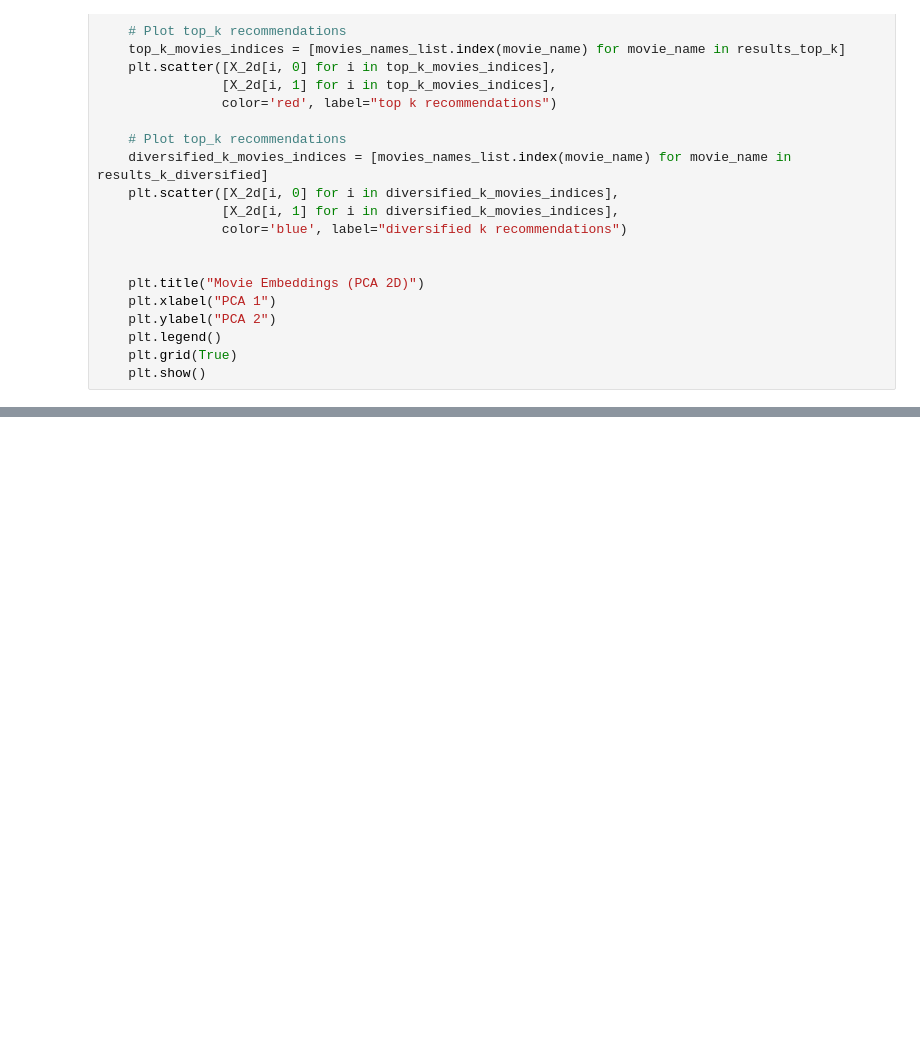
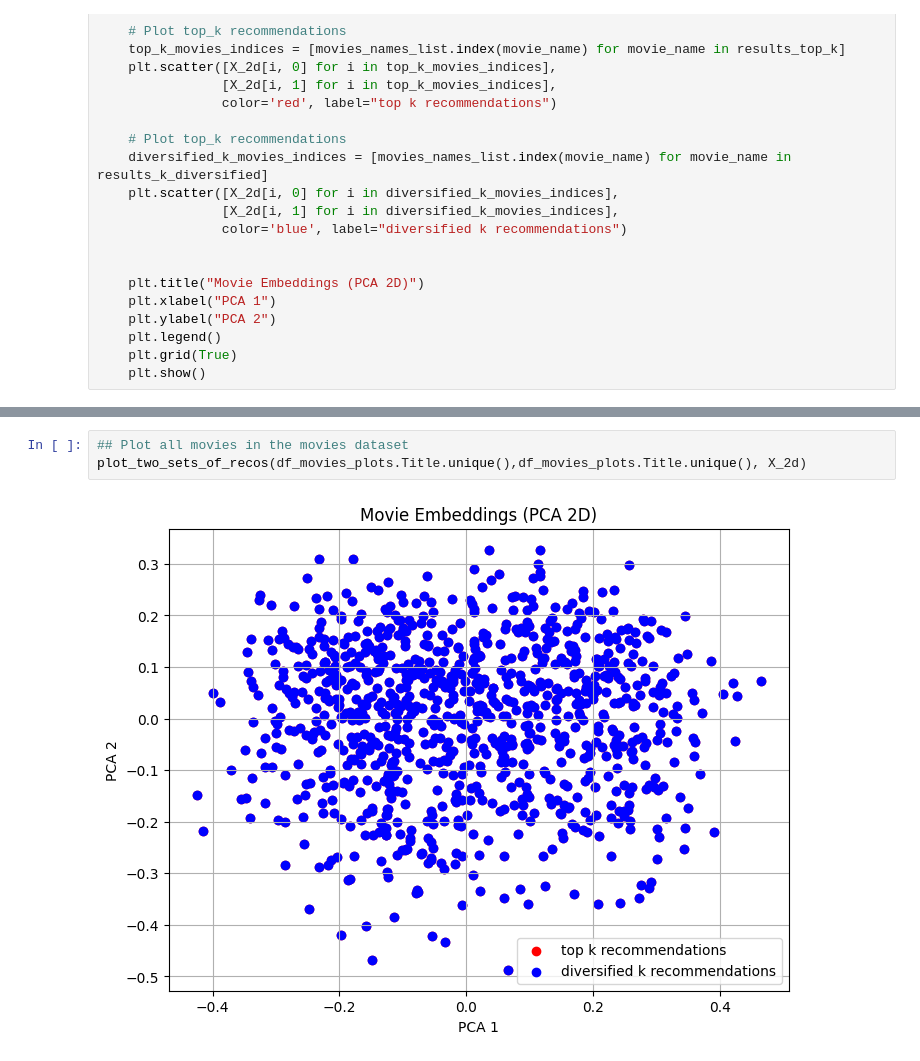
Before and after one commit to pass-culture/dpp-paper-demo, a Jupyter notebook: main.ipynb, the cells around one changed output, grey strips where cells are left out. Saved outputs shown, nothing was run; the diff lists cells and outputs as text; blank space fills up the shorter version.

```diff
--- a/main.ipynb
+++ b/main.ipynb
@@ -371,3 +405,8 @@ plot_two_sets_of_recos(results_top_k,results_k_diversified_no_qi, X_2d)
+# %%
+## Plot all movies in the movies dataset
+plot_two_sets_of_recos(df_movies_plots.Title.unique(),df_movies_plots.Title.unique(), X_2d)
+# %% [output]
+[figure, added]
 # %%
 X_diversified_no_qi = np.stack(df_movies_plots[df_movies_plots.Title.isin(results_k_diversified_no_qi)]['plot_semantic_embedding'].to_numpy())
 volume_diversified_no_qi = np.linalg.det(X_diversified_no_qi@X_diversified_no_qi.T)
```
Also changed, not shown: parts of 17 cells of this notebook, 1 other file.
